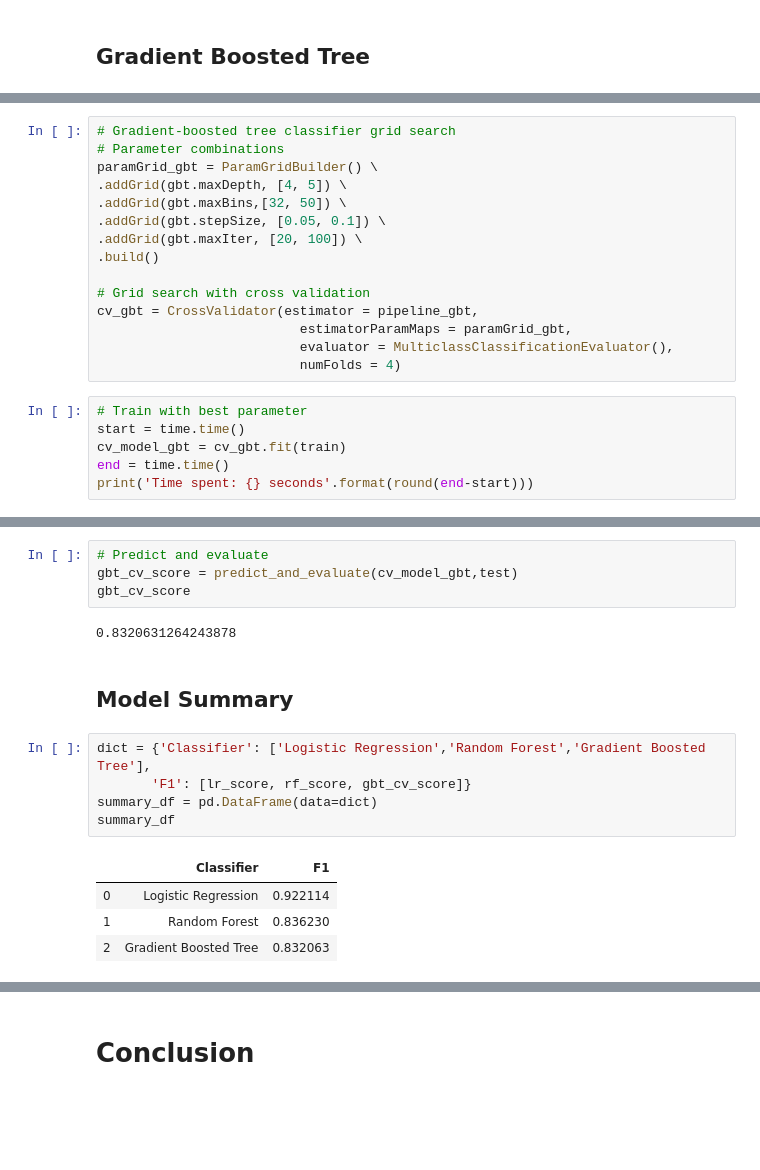
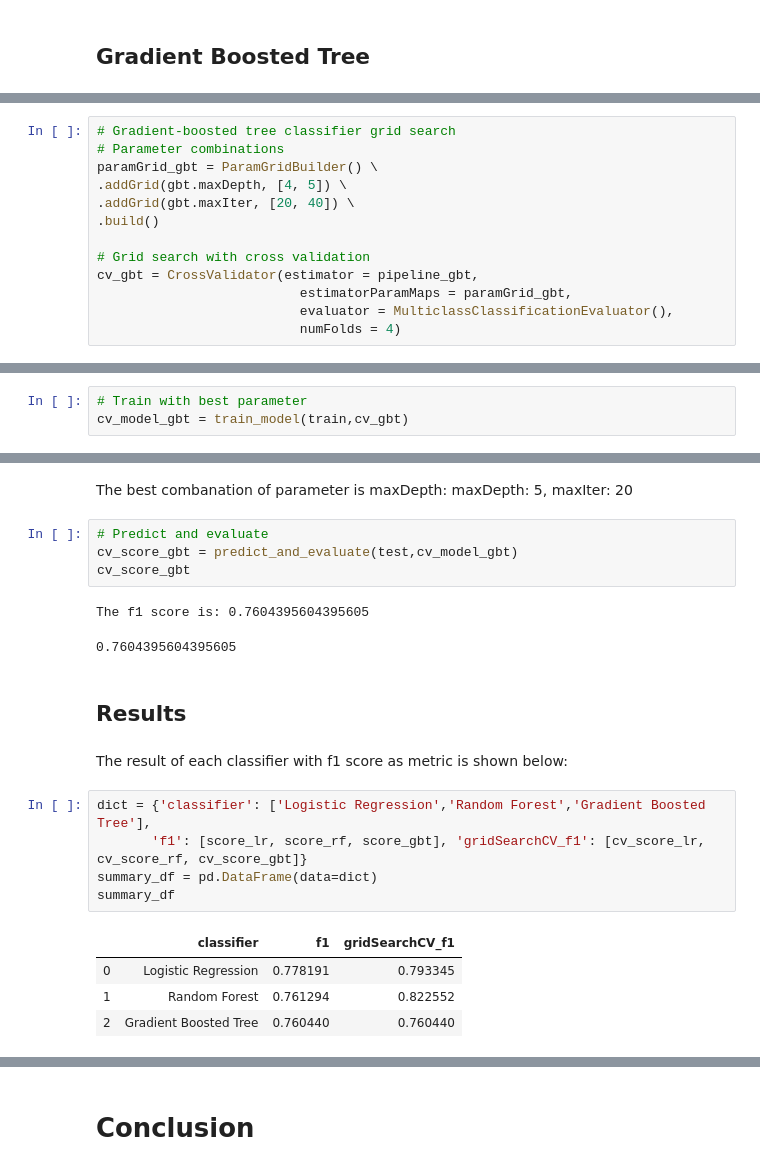
Before and after one commit to gj0706/customer_churn_prediction, a Jupyter notebook: Sparkify.ipynb, the cells around one changed output, grey strips where cells are left out. Drawn from its saved outputs; the diff is of its cells as text; blank space fills up the shorter version.

```diff
--- a/Sparkify.ipynb
+++ b/Sparkify.ipynb
@@ -881,9 +939,7 @@ Time spent: 6 seconds
 # Parameter combinations
 paramGrid_gbt = ParamGridBuilder() \
 .addGrid(gbt.maxDepth, [4, 5]) \
-.addGrid(gbt.maxBins,[32, 50]) \
-.addGrid(gbt.stepSize, [0.05, 0.1]) \
-.addGrid(gbt.maxIter, [20, 100]) \
+.addGrid(gbt.maxIter, [20, 40]) \
 .build()
 
 # Grid search with cross validation
@@ -891,9 +947,3 @@ cv_gbt = CrossValidator(estimator = pipeline_gbt,
                           estimatorParamMaps = paramGrid_gbt,
                           evaluator = MulticlassClassificationEvaluator(),
                           numFolds = 4)
-# %%
-# Train with best parameter
-start = time.time()
-cv_model_gbt = cv_gbt.fit(train)
-end = time.time()
-print('Time spent: {} seconds'.format(round(end-start)))
@@ -901,0 +950,3 @@ Time spent: 432 seconds
+# %%
+# Train with best parameter
+cv_model_gbt = train_model(train,cv_gbt)
@@ -902,18 +975,23 @@ Time spent: 432 seconds
+# %% [markdown]
+The best combanation of parameter is maxDepth: maxDepth: 5, maxIter: 20
 # %%
 # Predict and evaluate
-gbt_cv_score = predict_and_evaluate(cv_model_gbt,test)
-gbt_cv_score
+cv_score_gbt = predict_and_evaluate(test,cv_model_gbt)
+cv_score_gbt
 # %% [output]
-0.8320631264243878
+The f1 score is: 0.7604395604395605
+0.7604395604395605
-# %% [markdown]
-## Model Summary
+# %% [markdown]
+## Results
+# %% [markdown]
+The result of each classifier with f1 score as metric is shown below:
 # %%
-dict = {'Classifier': ['Logistic Regression','Random Forest','Gradient Boosted Tree'],
-       'F1': [lr_score, rf_score, gbt_cv_score]}
+dict = {'classifier': ['Logistic Regression','Random Forest','Gradient Boosted Tree'],
+       'f1': [score_lr, score_rf, score_gbt], 'gridSearchCV_f1': [cv_score_lr, cv_score_rf, cv_score_gbt]}
 summary_df = pd.DataFrame(data=dict)
 summary_df
 # %% [output]
-|  | Classifier | F1 |
-| 0 | Logistic Regression | 0.922114 |
-| 1 | Random Forest | 0.836230 |
-| 2 | Gradient Boosted Tree | 0.832063 |
+|  | classifier | f1 | gridSearchCV_f1 |
+| 0 | Logistic Regression | 0.778191 | 0.793345 |
+| 1 | Random Forest | 0.761294 | 0.822552 |
+| 2 | Gradient Boosted Tree | 0.760440 | 0.760440 |
```
Also changed, not shown: parts of 67 cells of this notebook.
